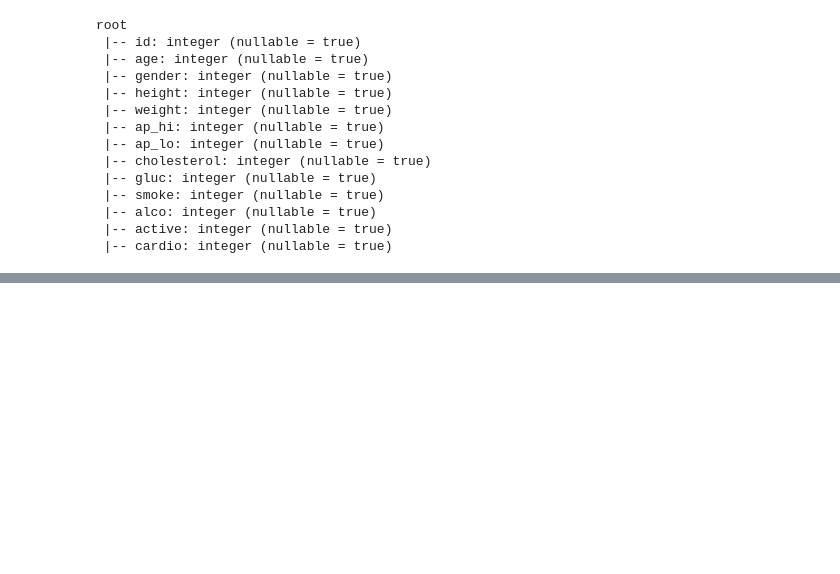
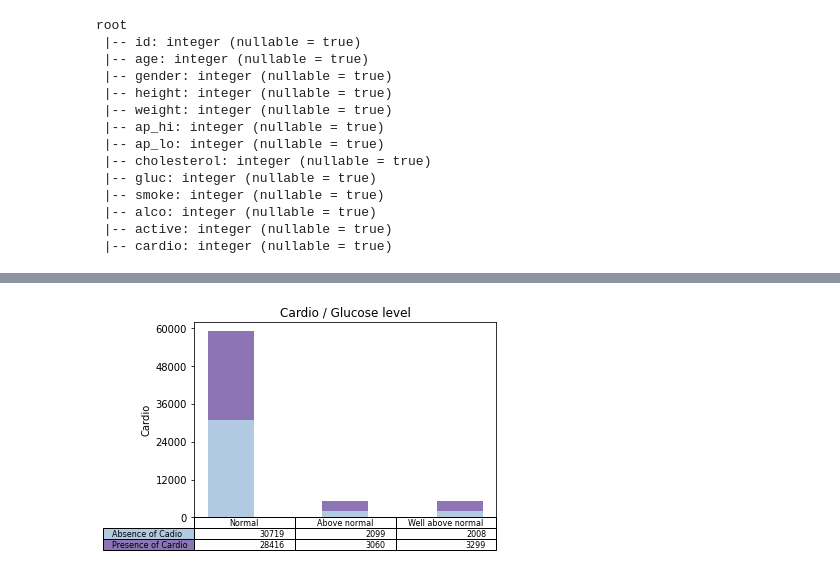
Before and after one commit to dsy401/INFOSYS-722-BDAS, a Jupyter notebook: cardio_disease_prediction.ipynb, the cells around one changed output, grey strips where cells are left out. Saved outputs shown, nothing was run; the diff lists cells and outputs as text; code cells hidden in the pictures; blank space fills up the shorter version.

```diff
--- a/cardio_disease_prediction.ipynb
+++ b/cardio_disease_prediction.ipynb
@@ -105,0 +173,10 @@ root
+# %%
+# plot cardio / gluc bar chart
+data = [[df.filter('cardio = 0').filter('gluc =1').count(), df.filter('cardio = 0').filter('gluc = 2').count(), df.filter('cardio = 0').filter('gluc = 3').count()],[df.filter('cardio = 1').filter('gluc =1').count(), df.filter('cardio = 1').filter('gluc = 2').count(),df.filter('cardio = 1').filter('gluc = 3').count()]]
+columns = ('Normal', 'Above normal', 'Well above normal')
+rows = ['Absence of Cadio', 'Presence of Cardio']
+x_label="Glucose level"
+y_label="Cardio"
+plotCategoryFeature(data, columns,rows,x_label,y_label)
+# %% [output]
+[figure, added]
```
Also changed, not shown: parts of 9 cells of this notebook.
